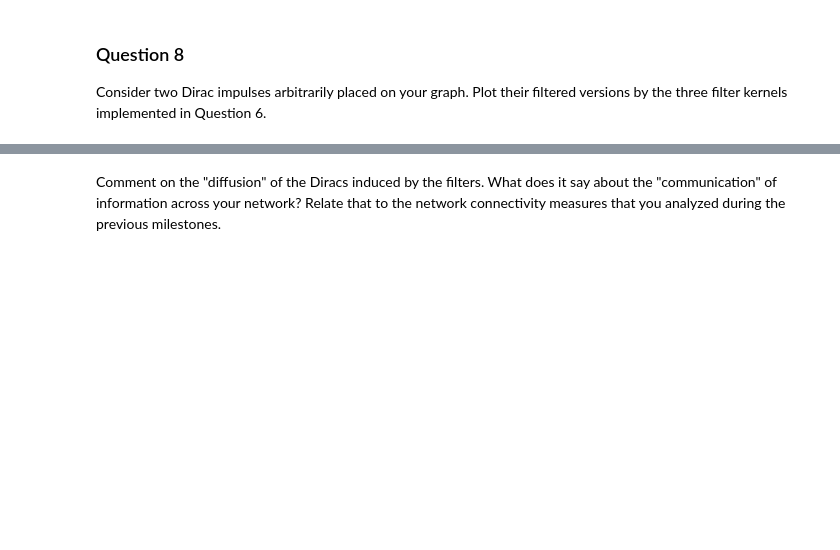
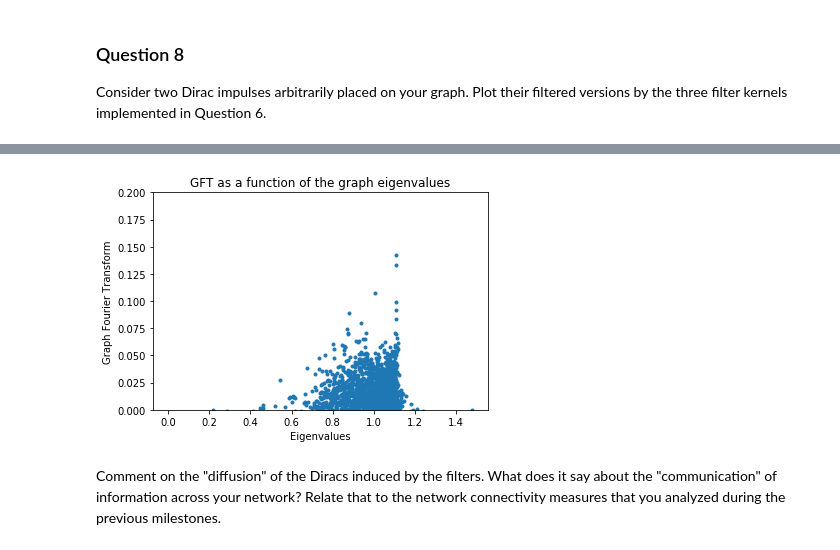
Before and after one commit to othmanbck/ntds_project_2018, a Jupyter notebook: 4_graph_signal_processing.ipynb, the cells around one changed output, grey strips where cells are left out. Cells and saved outputs as stored; diff of their text form; code cells hidden in the pictures; blank space fills up the shorter version.

```diff
--- a/4_graph_signal_processing.ipynb
+++ b/4_graph_signal_processing.ipynb
@@ -340,3 +367,13 @@ Consider two Dirac impulses arbitrarily placed on your graph. Plot their filtere
+# %%
+rectangle_kernel_dirac_signal = graph_filter(dirac_impulse, rectangle_kernel, e=e, l_min=0, l_max=2)
+plt.plot(e, rectangle_kernel_dirac_signal,'.')
+plt.title('GFT as a function of the graph eigenvalues')
+plt.ylabel('Graph Fourier Transform')
+plt.xlabel('Eigenvalues')
+plt.ylim(0,0.2)
+plt.show()
+# %% [output]
+[figure, added]
 # %% [markdown]
 Comment on the "diffusion" of the Diracs induced by the filters. What does it say about the "communication" of information across your network? Relate that to the network connectivity measures that you analyzed during the previous milestones.
 # %% [markdown]
```
Also changed, not shown: parts of 10 cells of this notebook.
